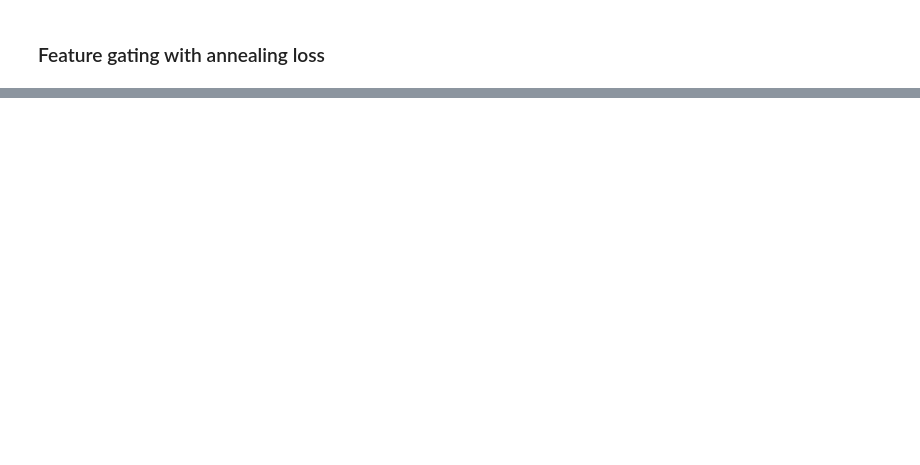
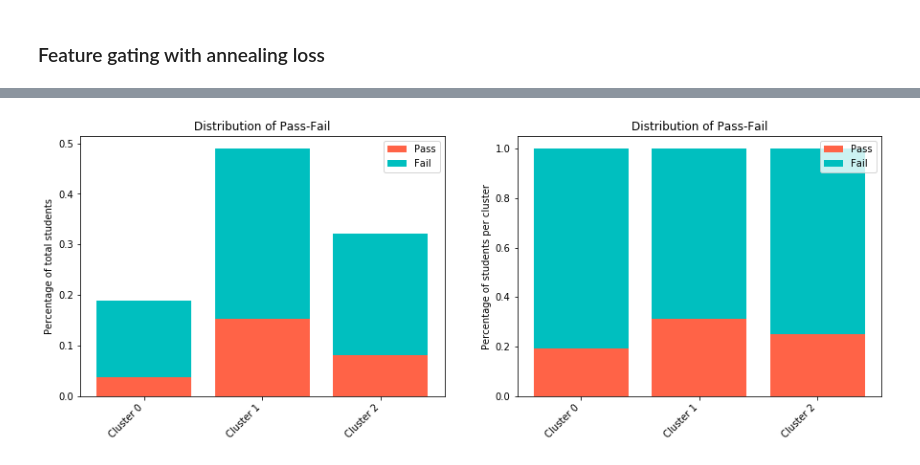
Before and after one commit to epfl-ml4ed/interpretable-clustering, a Jupyter notebook: notebooks/Masking_and_Clustering.ipynb, the cells around one changed output, grey strips where cells are left out. Cells and saved outputs as stored; diff of their text form; code cells hidden in the pictures; blank space fills up the shorter version.

```diff
--- a/notebooks/Masking_and_Clustering.ipynb
+++ b/notebooks/Masking_and_Clustering.ipynb
@@ -542,0 +144,6 @@ df
+# %%
+# Get X_masked and cluster labels for percentile 0.6
+labels_cluster_path = labels_path + 'kmeans/'
+filename = 'annealing_fg_hard_fail_perc_0.6'
+feature_names, masks, X_masked, _, Y, P = get_truncated_features_flatten(MODEL_PATH, filename, course, path, percentile, feature_types, metadata, hard_fail)
+labels = np.loadtxt(labels_cluster_path+'masked_hard_fail_perc_0.6.txt', dtype=int)
@@ -542,0 +164,30 @@ df
+# %%
+def distributions_pass_fail(labels):
+    fail_pass_total = []
+    fail_pass = []
+    for c in range(np.max(np.unique(labels))+1):
+        cluster = np.where(labels == c)[0]
+        y_cluster = tf.gather(Y, list(cluster)).numpy()
+
+        fail_pass_total.append(("Cluster "+str(c), (y_cluster == 0).sum()/len(Y), (y_cluster == 1).sum()/len(Y)))
+        fail_pass.append(("Cluster "+str(c), (y_cluster == 0).sum()/len(y_cluster), (y_cluster == 1).sum()/len(y_cluster)))
+
+    fig, ax = plt.subplots(1, 2, figsize=(15, 5))
+    ax[0].bar([i[0] for i in fail_pass_total], [i[1] for i in fail_pass_total], label="Pass", color='tomato')
+    ax[0].bar([i[0] for i in fail_pass_total], [i[2] for i in fail_pass_total], bottom=[i[1] for i in fail_pass_total], label="Fail", color='c')
+    ax[0].set_title('Distribution of Pass-Fail')
+    ax[0].set_ylabel('Percentage of total students')
+    ax[0].set_xticklabels([i[0] for i in fail_pass_total], rotation=45, ha='right')
+    ax[0].legend()
+
+    ax[1].bar([i[0] for i in fail_pass], [i[1] for i in fail_pass], label="Pass", color='tomato')
+    ax[1].bar([i[0] for i in fail_pass], [i[2] for i in fail_pass], bottom=[i[1] for i in fail_pass], label="Fail", color='c')
+    ax[1].set_title('Distribution of Pass-Fail')
+    ax[1].set_ylabel('Percentage of students per cluster')
+    ax[1].set_xticklabels([i[0] for i in fail_pass], rotation=45, ha='right')
+    ax[1].legend()
+    plt.show()
+# %%
+distributions_pass_fail(labels)
+# %% [output]
+[figure, added]
```
Also changed, not shown: parts of 47 cells of this notebook, 2 other files.
